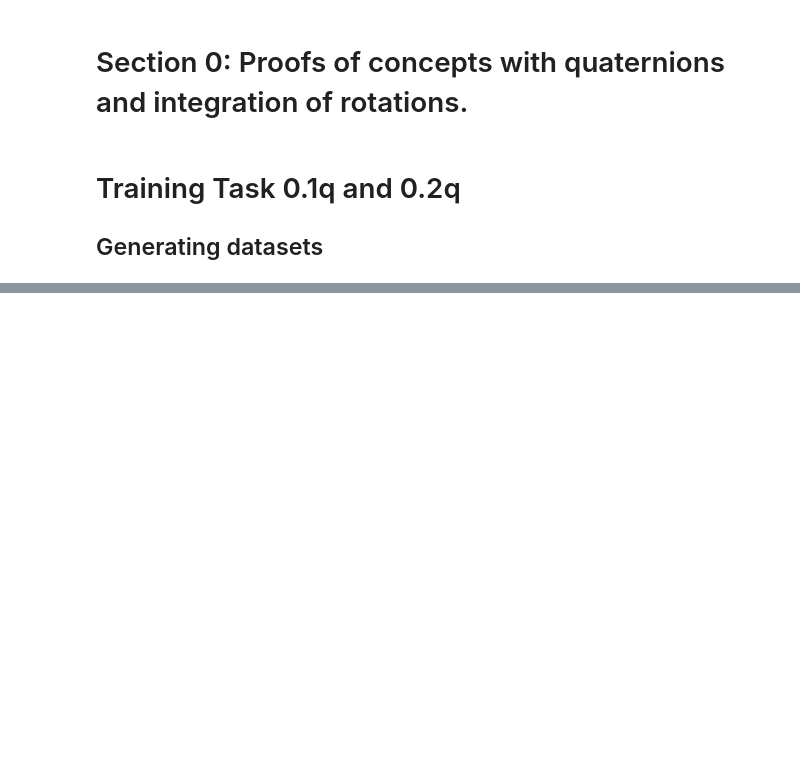
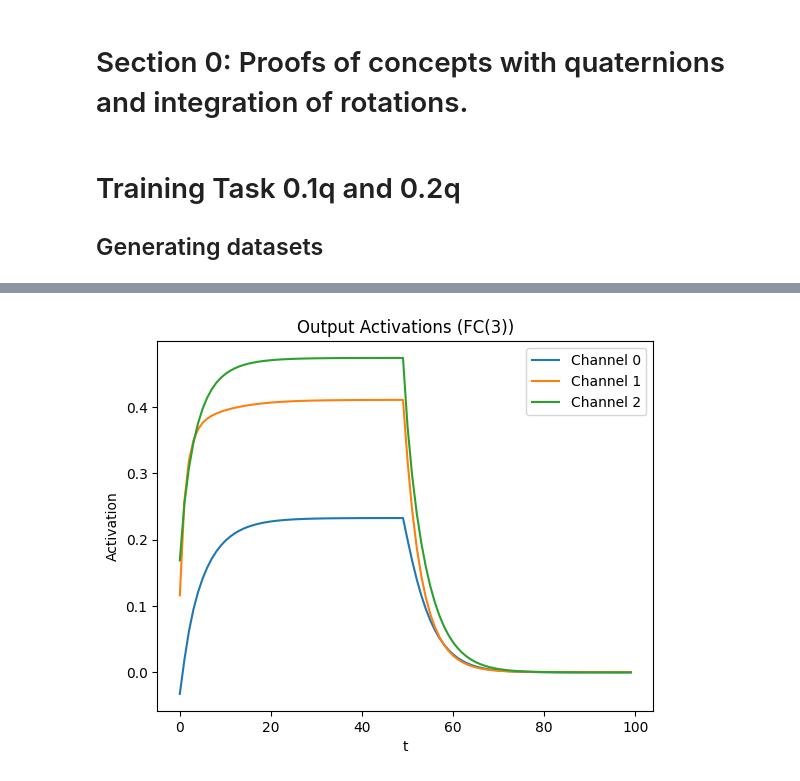
Before and after one commit to timmmml/dissertation_proj, a Jupyter notebook: explore.ipynb, the cells around one changed output, grey strips where cells are left out. Cells and saved outputs as stored; diff of their text form; code cells hidden in the pictures; blank space fills up the shorter version.

```diff
--- a/explore.ipynb
+++ b/explore.ipynb
@@ -189,0 +226,12 @@ ModuleNotFoundError: No module named 'pytorch3d'
+# %%
+fig, ax = plt.subplots()
+time = np.arange(100)
+for output in range(3):
+    ax.plot(time, out[0, :, output].cpu().detach().numpy(), label=f"Channel {output}")
+ax.legend()
+ax.set_xlabel('t')
+ax.set_ylabel('Activation')
+ax.set_title('Output Activations (FC(3))')
+plt.show()
+# %% [output]
+[figure, added]
```
Also changed, not shown: parts of 6 cells of this notebook, 23 other files.
